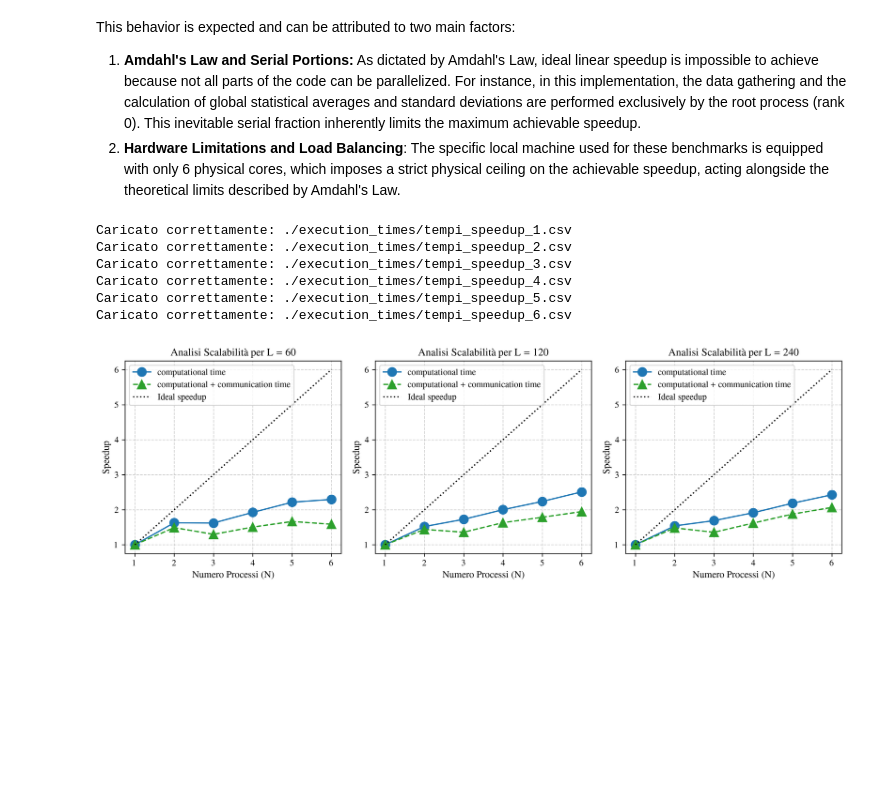
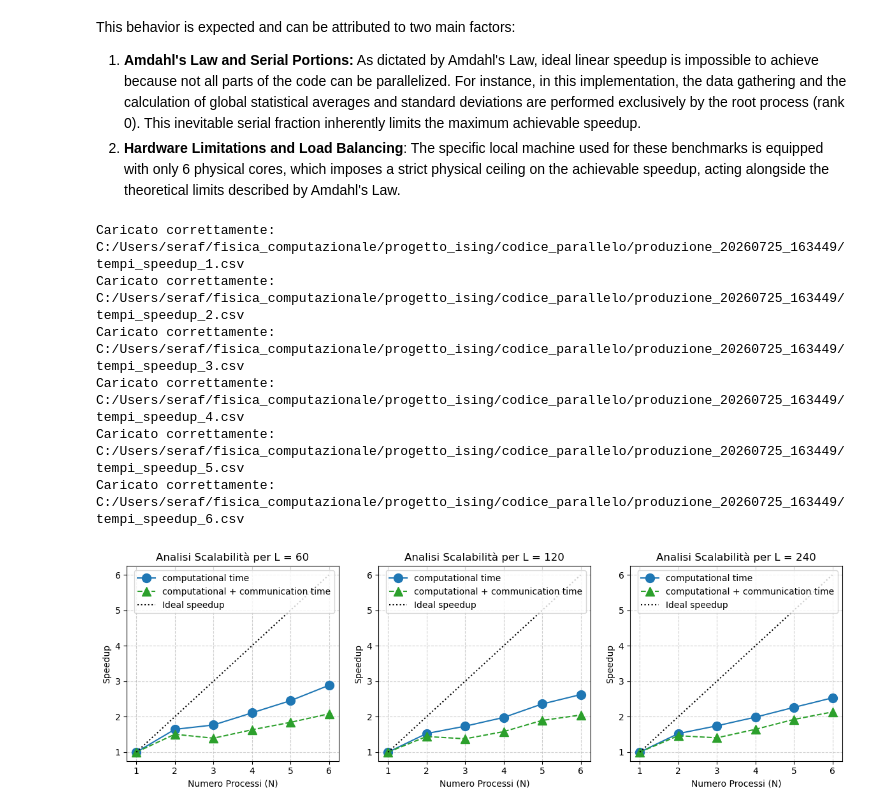
Before and after one commit to elena035/ising_project, a Jupyter notebook: ising_analysis.ipynb, the cells around one changed output. Drawn from its saved outputs; the diff is of its cells as text; code cells hidden in the pictures; blank space fills up the shorter version.

```diff
--- a/ising_analysis.ipynb
+++ b/ising_analysis.ipynb
@@ -5,7 +5,7 @@ import matplotlib.animation as animation
 import pandas as pd
 import os
 # %%
-#path = "C:/Users/seraf/fisica_computazionale/progetto_ising/codice_parallelo/produzione_20260724_155926/"
+path = "C:/Users/seraf/fisica_computazionale/progetto_ising/codice_parallelo/produzione_20260725_163449/"
 #path = "C:/Users/seraf/fisica_computazionale/progetto_ising/codice_parallelo/"
 # %%
 num_p = 6
@@ -304,7 +304,7 @@ df_dict = {}
 
 # 1. Caricamento robusto
 for n in core_counts:
-    filename = os.path.join(data_path, f"tempi_speedup_{n}.csv")
+    filename = os.path.join(path, f"tempi_speedup_{n}.csv")
     if os.path.exists(filename):
         df = pd.read_csv(filename)
 
@@ -369,40 +369,37 @@ for i, L in enumerate(L_values):
             s_comm = t1_comm / tn_comm if tn_algo > 0 else 0
 
             speedup_c.append(s_comp)
             speedup_algo.append(s_algo)
             speedup_comm.append(s_comm)
             cores_found.append(n)
 
     # Plot nel subplot specifico (senza errorbar, usiamo plot normale)
     ax.plot(cores_found, speedup_c, marker='o', markersize=10, color='tab:blue',
             linestyle='-', label='computational time')
 
     ax.plot(cores_found, speedup_algo, marker='^', markersize=10, color='tab:green',
             linestyle='--', label='computational + communication time')
 
-    # ax.plot(cores_found, speedup_comm, marker='^', markersize=10, color='tab:red',
-    #         linestyle='--', label='communication time')
-
 
     ax.plot(core_counts, core_counts, 'k:', label='Ideal speedup', linewidth=1.5)
 
     ax.set_title(f'Analisi Scalabilità per L = {L}')
     ax.set_ylabel('Speedup')
     ax.set_xlabel('Numero Processi (N)')
     ax.legend()
     ax.grid(True, linestyle='--', alpha=0.6)
 
 plt.tight_layout()
 
 # Assicuriamoci che la cartella assets esista, se no la creiamo
 os.makedirs("./assets", exist_ok=True)
 plt.savefig("./assets/scaling_speedup.png")
 plt.show()
 # %% [output]
-Caricato correttamente: ./execution_times/tempi_speedup_1.csv
-Caricato correttamente: ./execution_times/tempi_speedup_2.csv
-Caricato correttamente: ./execution_times/tempi_speedup_3.csv
-Caricato correttamente: ./execution_times/tempi_speedup_4.csv
-Caricato correttamente: ./execution_times/tempi_speedup_5.csv
-Caricato correttamente: ./execution_times/tempi_speedup_6.csv
+Caricato correttamente: C:/Users/seraf/fisica_computazionale/progetto_ising/codice_parallelo/produzione_20260725_163449/tempi_speedup_1.csv
+Caricato correttamente: C:/Users/seraf/fisica_computazionale/progetto_ising/codice_parallelo/produzione_20260725_163449/tempi_speedup_2.csv
+Caricato correttamente: C:/Users/seraf/fisica_computazionale/progetto_ising/codice_parallelo/produzione_20260725_163449/tempi_speedup_3.csv
+Caricato correttamente: C:/Users/seraf/fisica_computazionale/progetto_ising/codice_parallelo/produzione_20260725_163449/tempi_speedup_4.csv
+Caricato correttamente: C:/Users/seraf/fisica_computazionale/progetto_ising/codice_parallelo/produzione_20260725_163449/tempi_speedup_5.csv
+Caricato correttamente: C:/Users/seraf/fisica_computazionale/progetto_ising/codice_parallelo/produzione_20260725_163449/tempi_speedup_6.csv
-[figure, old version]
+[figure, new version]
```
Also changed, not shown: 1 other file.
